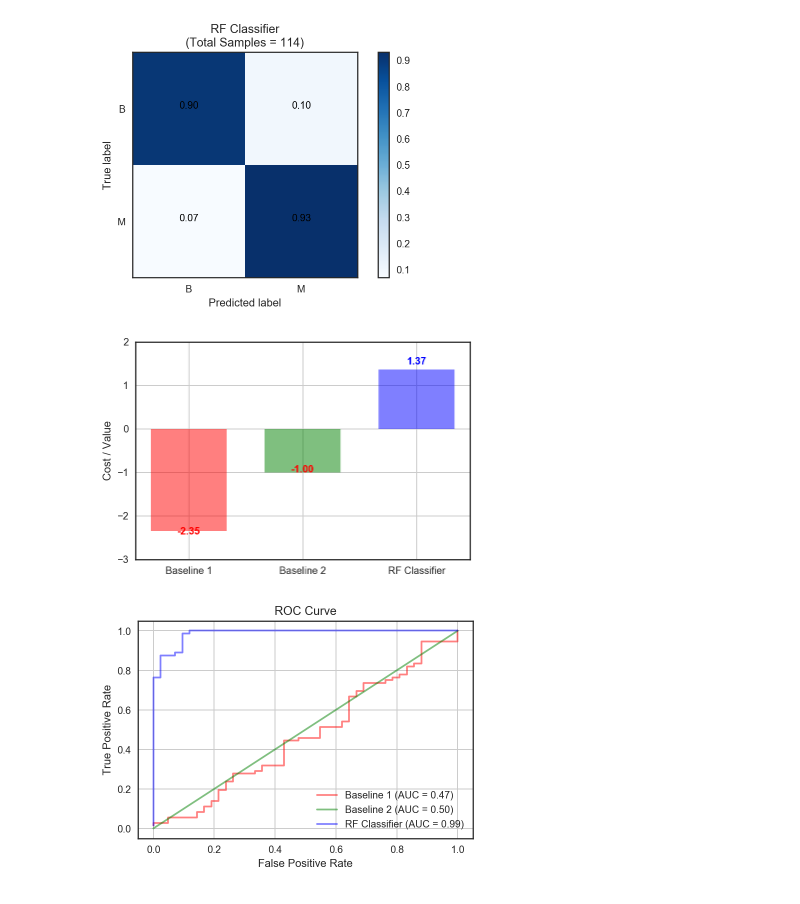
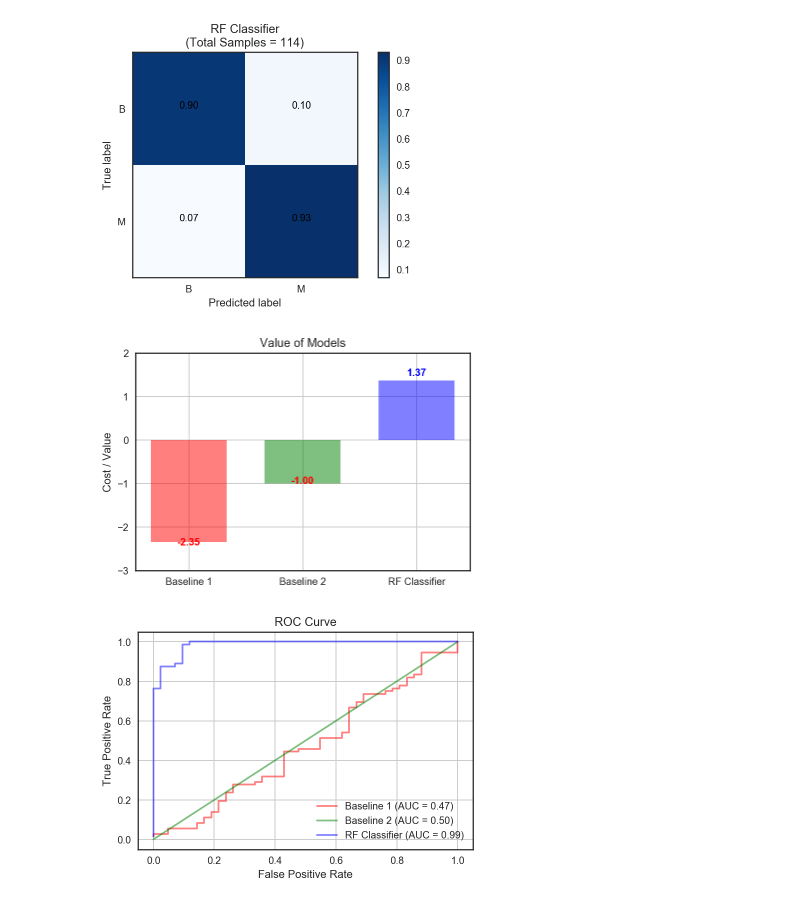
Before and after one commit to thampiman/msdn-digp-blog, a Jupyter notebook: measuring_model_goodness/Classification.ipynb, the cells around one changed output. Saved outputs shown, nothing was run; the diff lists cells and outputs as text; code cells hidden in the pictures.

Commit message:
Titles added

```diff
--- a/measuring_model_goodness/Classification.ipynb
+++ b/measuring_model_goodness/Classification.ipynb
@@ -301,34 +301,35 @@ compute_value = lambda cm, vcm: normalise_cm(cm).flatten().dot(vcm.flatten())
 
 b1_value = compute_value(b1_cm, value_cost_matrix)
 b2_value = compute_value(b2_cm, value_cost_matrix)
 rf_value = compute_value(rf_cm, value_cost_matrix)
 
 f, ax = plt.subplots()
 def autolabel(rect, color='blue'):
     height = rect.get_height()
     ax.text(rect.get_x() + rect.get_width()/2., 1.05*height,
             '%.2f' % height,
             ha='center', va='bottom', color=color, fontweight='bold')
 
 x = [0, 0.3, 0.6]
 y = [b1_value, b2_value, rf_value]
 rect_b1, rect_b2, rect_rf = ax.bar(x, y, alpha=0.5, width=0.2)
 rect_b1.set_facecolor('r')
 rect_b2.set_facecolor('g')
 rect_rf.set_facecolor('b')
 
 autolabel(rect_b1, color='red')
 autolabel(rect_b2, color='red')
 autolabel(rect_rf, color='blue')
 ax.set_ylim([-3, 2])
 
 ax.set_xticks(x)
 ax.set_xticklabels(['Baseline 1', 'Baseline 2', 'RF Classifier'])
 ax.grid(True)
 ax.set_ylabel('Cost / Value')
+ax.set_title('Value of Models')
 f.savefig('images/value_cost_models.png', dpi=200, bbox_inches='tight');
 # %% [output]
-[figure, old version]
+[figure, new version]
 # %%
 b1_fpr, b1_tpr, b1_roc_th = roc_curve(df_test['target'], df_test['baseline_1_proba'])
 b2_fpr, b2_tpr, b2_roc_th = roc_curve(df_test['target'], df_test['baseline_2'])
```
Also changed, not shown: parts of 1 cell of this notebook, 2 other files.
